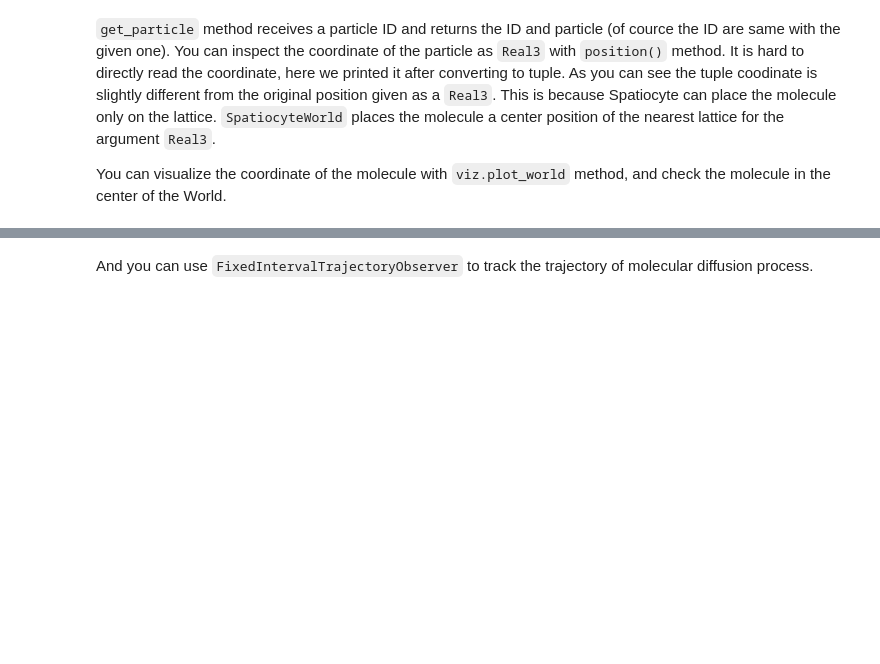
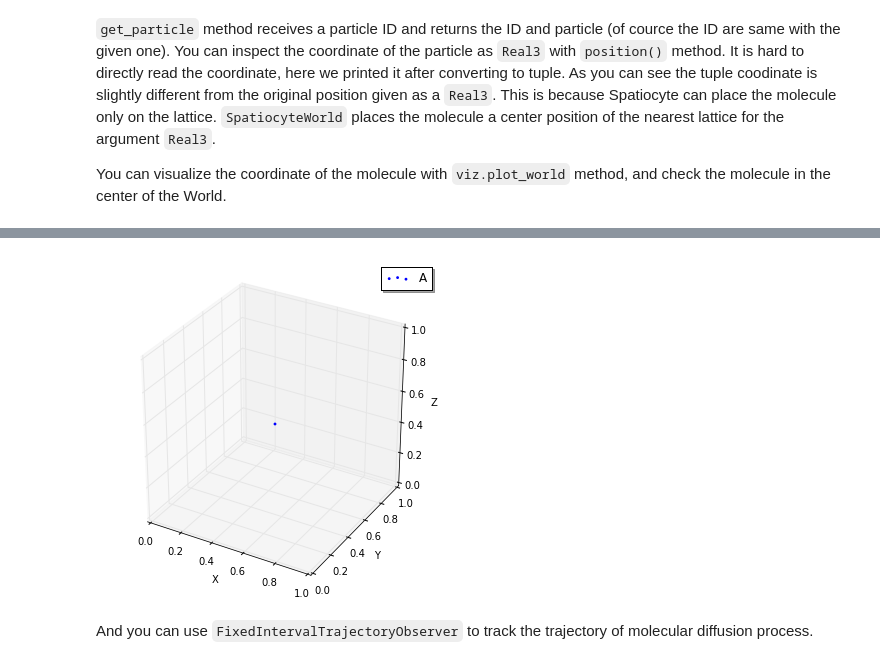
Before and after one commit to ecell/ecell4_base, a Jupyter notebook: ipynb/Tutorials/10. Spatiocyte Method.ipynb, the cells around one changed output, grey strips where cells are left out. Saved outputs shown, nothing was run; the diff lists cells and outputs as text; code cells hidden in the pictures; blank space fills up the shorter version.

```diff
--- a/ipynb/Tutorials/10. Spatiocyte Method.ipynb
+++ b/ipynb/Tutorials/10. Spatiocyte Method.ipynb
@@ -93,5 +93,6 @@ As you can see the tuple coodinate is slightly different from the original posit
 
 You can visualize the coordinate of the molecule with `viz.plot_world` method, and check the molecule in the center of the World.
 # %%
-viz.plot_world(w)
+viz.plot_world(w, interactive=False)
+# viz.plot_world(w)
 # %% [output]
@@ -99,3 +99,4 @@ viz.plot_world(w)
+[figure, added]
 # %% [markdown]
 And you can use `FixedIntervalTrajectoryObserver` to track the trajectory of molecular diffusion process.
 # %%
```
Also changed, not shown: parts of 10 cells of this notebook, 6 other files.
